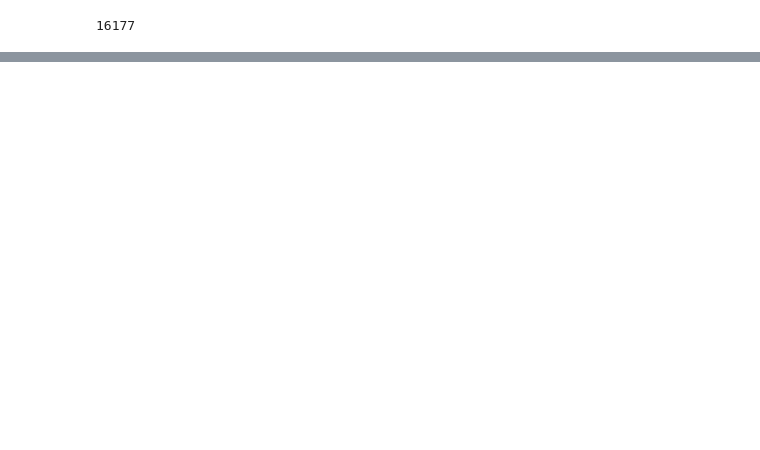
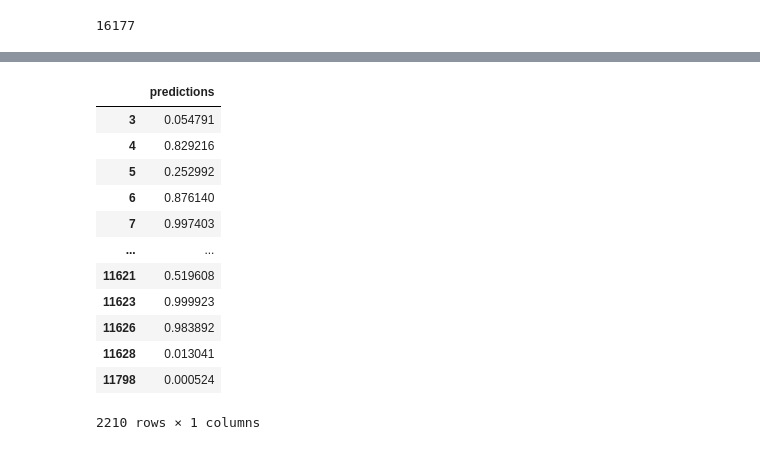
Before and after one commit to AzevedoArthur/nlp-final, a Jupyter notebook: exp4_cnn2D.ipynb, the cells around one changed output, grey strips where cells are left out. Saved outputs shown, nothing was run; the diff lists cells and outputs as text; code cells hidden in the pictures; blank space fills up the shorter version.

```diff
--- a/exp4_cnn2D.ipynb
+++ b/exp4_cnn2D.ipynb
@@ -241,10 +289,15 @@ history = model.fit([x_train, mask_train],
                     validation_data=([x_val, mask_val], y_val),
                     callbacks=[
                         keras.callbacks.ModelCheckpoint(
-                            "../resources/output/SST2Processed2/checkpoint.h5",
+                            checkpoint_dir,
                             save_best_only=True,
-                            save_weights_only=True,
+                            save_weights_only=False,
                             verbose=1
+                        ),
+                        keras.callbacks.EarlyStopping(
+                            monitor='accuracy',
+                            min_delta=.001,
+                            patience=5
                         )
                     ],
                     verbose=1)
@@ -268,0 +322,6 @@ Epoch 50: val_loss did not improve from 0.57781
+# %%
+model.load_weights(checkpoint_dir)
+# %%
+test_dataframe = pd.read_csv("../resources/datasets/StanfordSentimentTreebank/split/SST2Processed2-test.csv", index_col=0)
+ids_test, x_test, mask_test, y_test = get_dataset(test_dataframe, word_index)
+len(ids_test), x_test.shape, mask_test.shape, y_test.shape
@@ -268,0 +330,3 @@ Epoch 50: val_loss did not improve from 0.57781
+# %%
+preds = model.predict([x_test, mask_test])
+preds.shape
@@ -268,0 +336,17 @@ Epoch 50: val_loss did not improve from 0.57781
+# %%
+preds_df = pd.DataFrame(preds, index=ids_test, columns=["predictions"])
+preds_df
+# %% [output]
+|  | predictions |
+| 3 | 0.054791 |
+| 4 | 0.829216 |
+| 5 | 0.252992 |
+| 6 | 0.876140 |
+| 7 | 0.997403 |
+| ... | ... |
+| 11621 | 0.519608 |
+| 11623 | 0.999923 |
+| 11626 | 0.983892 |
+| 11628 | 0.013041 |
+| 11798 | 0.000524 |
+2210 rows × 1 columns
```
Also changed, not shown: parts of 20 cells of this notebook, 6 other files.
